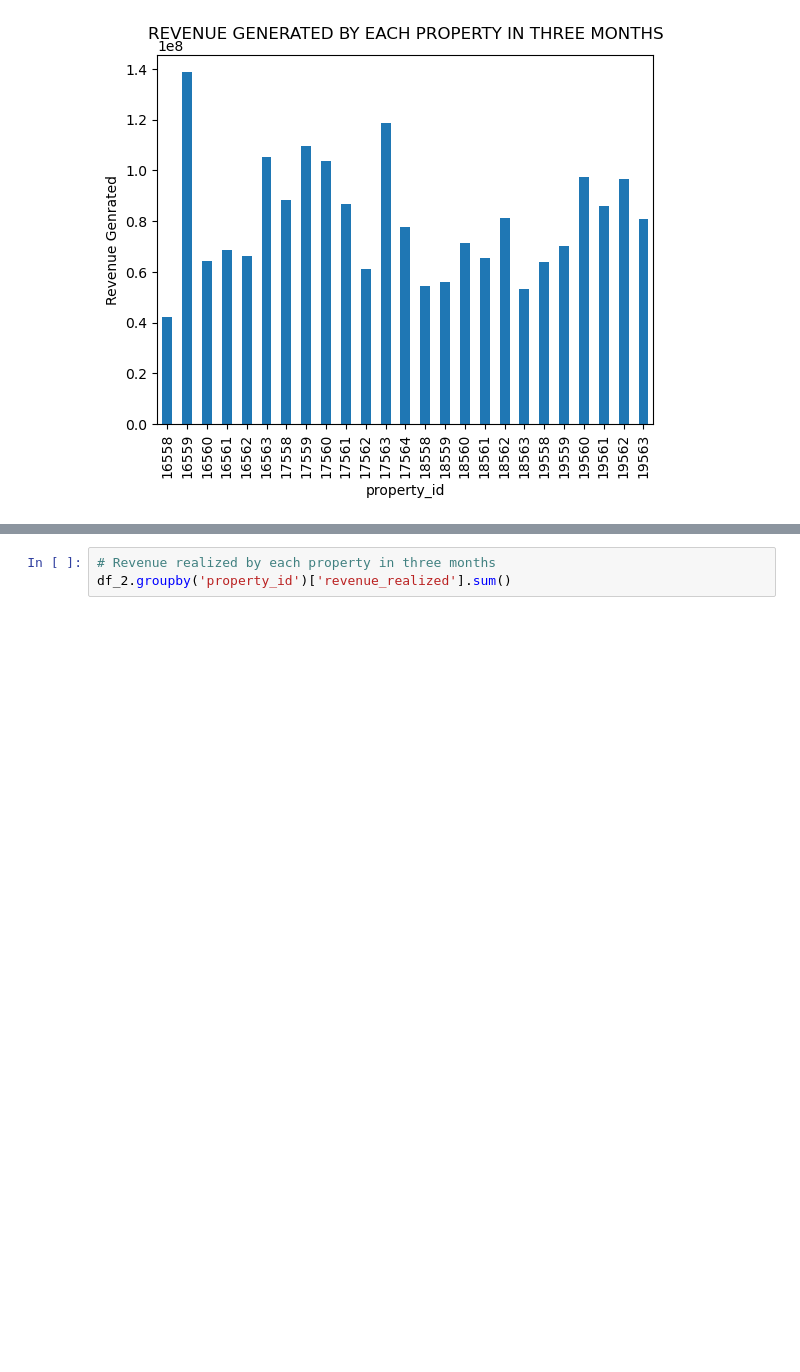
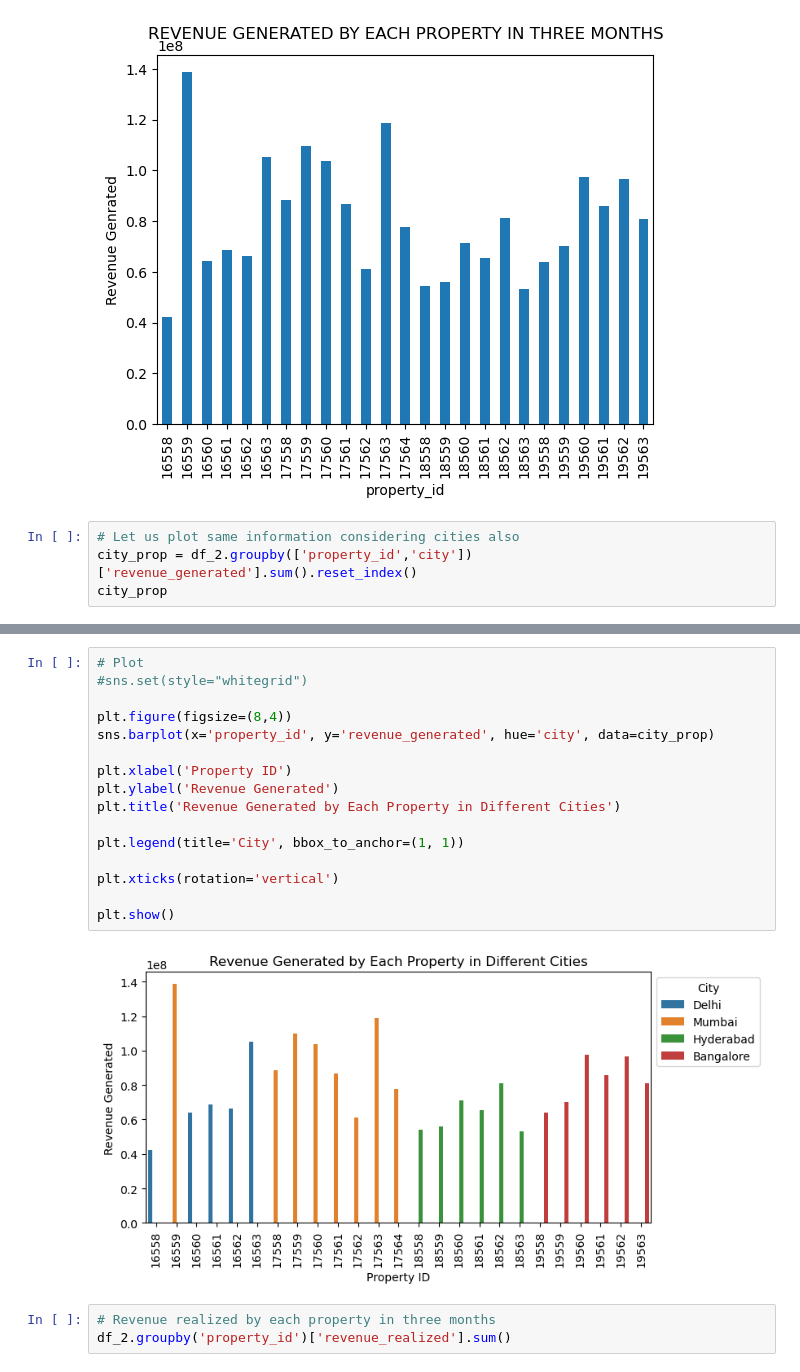
Before and after one commit to sidiquegithub/HOSPITALITY-PROJECT, a Jupyter notebook: CODE/INITIAL ANALYSIS.ipynb, the cells around one changed output, grey strips where cells are left out. Cells and saved outputs as stored; diff of their text form; blank space fills up the shorter version.

```diff
--- a/CODE/INITIAL ANALYSIS.ipynb
+++ b/CODE/INITIAL ANALYSIS.ipynb
@@ -332,3 +333,7 @@ plt.title("REVENUE GENERATED BY EACH PROPERTY IN THREE MONTHS", y= 1.02)
 plt.show()
 # %% [output]
 [figure]
+# %%
+# Let us plot same information considering cities also
+city_prop = df_2.groupby(['property_id','city'])['revenue_generated'].sum().reset_index()
+city_prop
@@ -335,3 +358,21 @@ plt.show()
+# %%
+# Plot
+#sns.set(style="whitegrid")
+
+plt.figure(figsize=(8,4))
+sns.barplot(x='property_id', y='revenue_generated', hue='city', data=city_prop)
+
+plt.xlabel('Property ID')
+plt.ylabel('Revenue Generated')
+plt.title('Revenue Generated by Each Property in Different Cities')
+
+plt.legend(title='City', bbox_to_anchor=(1, 1))
+
+plt.xticks(rotation='vertical')
+
+plt.show()
+# %% [output]
+[figure, added]
 # %%
 # Revenue realized by each property in three months
 df_2.groupby('property_id')['revenue_realized'].sum()
```
Also changed, not shown: parts of 13 cells of this notebook, 1 other file.
